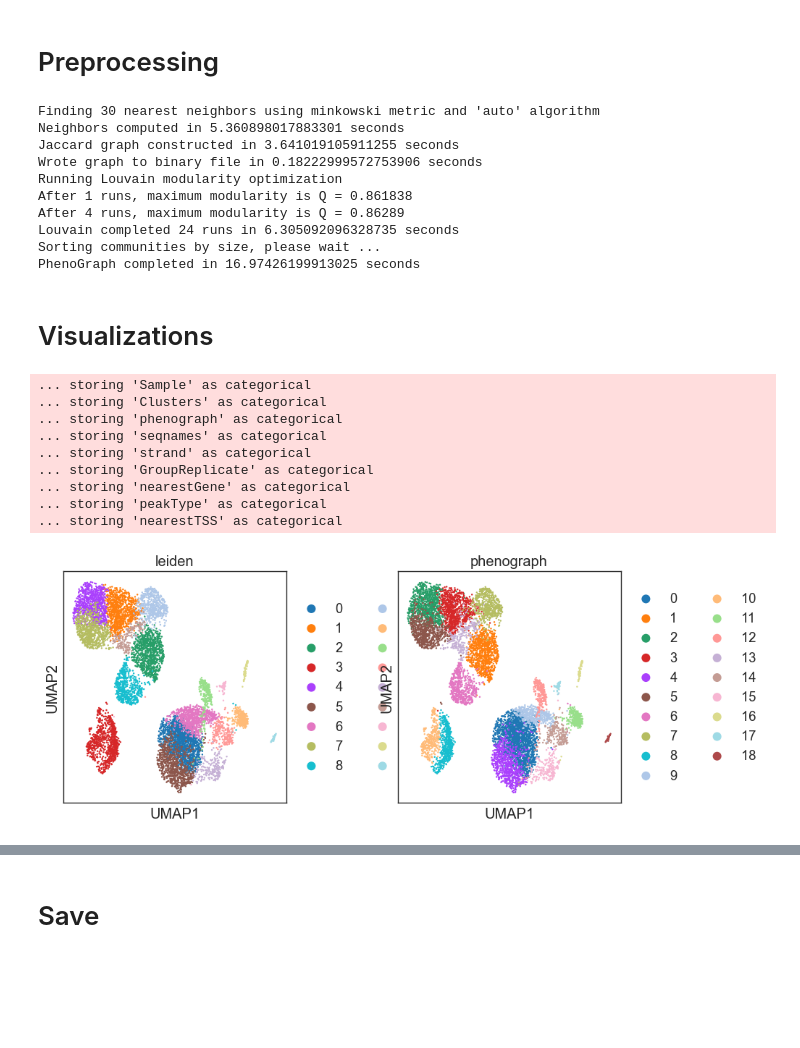
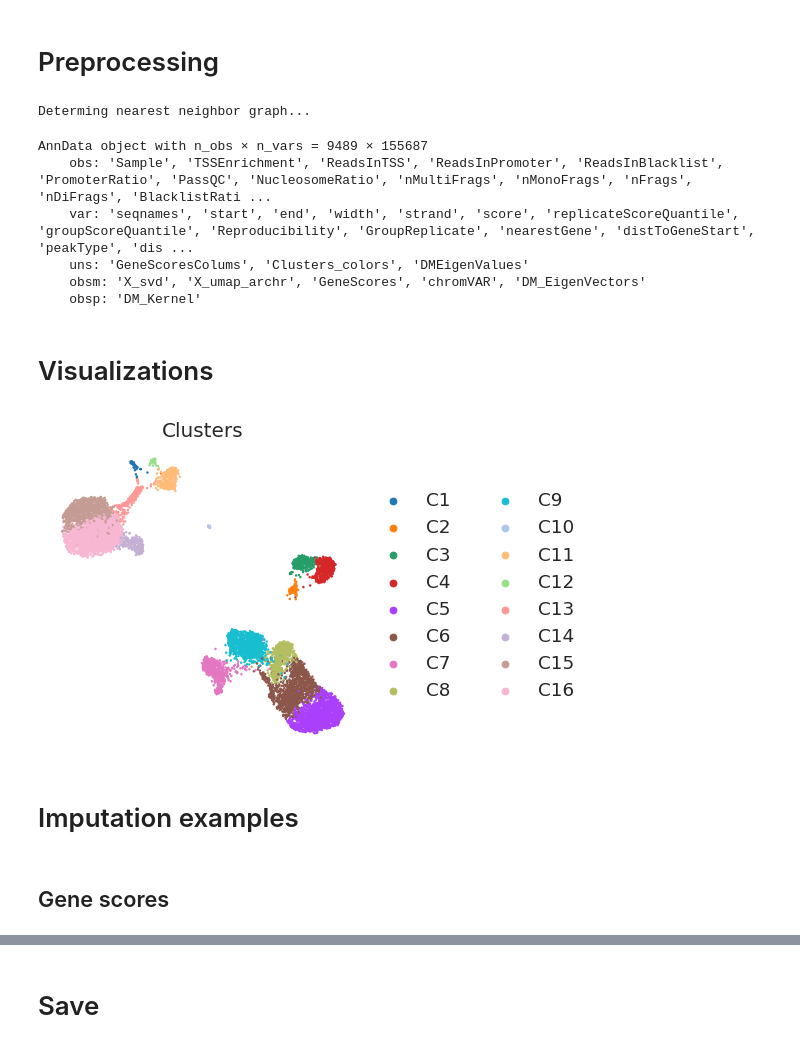
Before and after one commit to settylab/single-cell-primers, a Jupyter notebook: notebooks/PBMC-ATAC-standalone.ipynb, the cells around one changed output, grey strips where cells are left out. Drawn from its saved outputs; the diff is of its cells as text; code cells hidden in the pictures; blank space fills up the shorter version.

```diff
--- a/notebooks/PBMC-ATAC-standalone.ipynb
+++ b/notebooks/PBMC-ATAC-standalone.ipynb
@@ -146,3 +186,3 @@ AnnData object with n_obs × n_vars = 9813 × 157132
 # %%
-# Gene scores
-gene_scores = pd.read_csv(data_dir + 'gene_scores.csv', index_col=0).T
+chromvar = pd.read_csv(data_dir + 'chromvar_motif_scores.csv', index_col=0)
+chromvar
@@ -149,6 +203,5 @@ gene_scores = pd.read_csv(data_dir + 'gene_scores.csv', index_col=0).T
 # %%
-ad.obsm['GeneScores'] = gene_scores.loc[ad.obs_names, :].values
-ad.uns['GeneScoresColums'] = gene_scores.columns.values
+ad.obsm['chromVAR'] = chromvar.T.loc[ad.obs_names, :]
 # %%
 ad
 # %% [output]
@@ -169,15 +215,15 @@ warnings.filterwarnings('default')
-# %%
-# Phenograph
-ad.obs['phenograph'], _, _ = phenograph.cluster(ad.obsm['X_svd'])
-ad.obs['phenograph'] = ad.obs['phenograph'].astype(str)
-# %% [output]
-Finding 30 nearest neighbors using minkowski metric and 'auto' algorithm
-Neighbors computed in 5.360898017883301 seconds
-Jaccard graph constructed in 3.641019105911255 seconds
-Wrote graph to binary file in 0.18222999572753906 seconds
-Running Louvain modularity optimization
-After 1 runs, maximum modularity is Q = 0.861838
-After 4 runs, maximum modularity is Q = 0.86289
-Louvain completed 24 runs in 6.305092096328735 seconds
-Sorting communities by size, please wait ...
-PhenoGraph completed in 16.97426199913025 seconds
+# %%
+# Diffusion maps using SVD
+dm_res = palantir.utils.run_diffusion_maps(pd.DataFrame(ad.obsm['X_svd'], index=ad.obs_names))
+ad.obsp['DM_Kernel'] = dm_res['kernel']
+ad.obsm['DM_EigenVectors'] = dm_res['EigenVectors'].values
+ad.uns['DMEigenValues'] = dm_res['EigenValues'].values
+ad
+# %% [output]
+Determing nearest neighbor graph...
+AnnData object with n_obs × n_vars = 9489 × 155687
+    obs: 'Sample', 'TSSEnrichment', 'ReadsInTSS', 'ReadsInPromoter', 'ReadsInBlacklist', 'PromoterRatio', 'PassQC', 'NucleosomeRatio', 'nMultiFrags', 'nMonoFrags', 'nFrags', 'nDiFrags', 'BlacklistRati ...
+    var: 'seqnames', 'start', 'end', 'width', 'strand', 'score', 'replicateScoreQuantile', 'groupScoreQuantile', 'Reproducibility', 'GroupReplicate', 'nearestGene', 'distToGeneStart', 'peakType', 'dis ...
+    uns: 'GeneScoresColums', 'Clusters_colors', 'DMEigenValues'
+    obsm: 'X_svd', 'X_umap_archr', 'GeneScores', 'chromVAR', 'DM_EigenVectors'
+    obsp: 'DM_Kernel'
@@ -184,15 +233,10 @@ PhenoGraph completed in 16.97426199913025 seconds
 # %% [markdown]
 # Visualizations
 # %%
-sc.pl.scatter(ad, basis='umap', color=['leiden', 'phenograph'])
+sc.pl.embedding(ad, basis='umap_archr', color='Clusters', frameon=False)
 # %% [output]
-... storing 'Sample' as categorical
-... storing 'Clusters' as categorical
-... storing 'phenograph' as categorical
-... storing 'seqnames' as categorical
-... storing 'strand' as categorical
-... storing 'GroupReplicate' as categorical
-... storing 'nearestGene' as categorical
-... storing 'peakType' as categorical
-... storing 'nearestTSS' as categorical
-[figure, old version]
+[figure, new version]
+# %% [markdown]
+# Imputation examples
+# %% [markdown]
+## Gene scores
```
Also changed, not shown: parts of 30 cells of this notebook, 6 other files.
